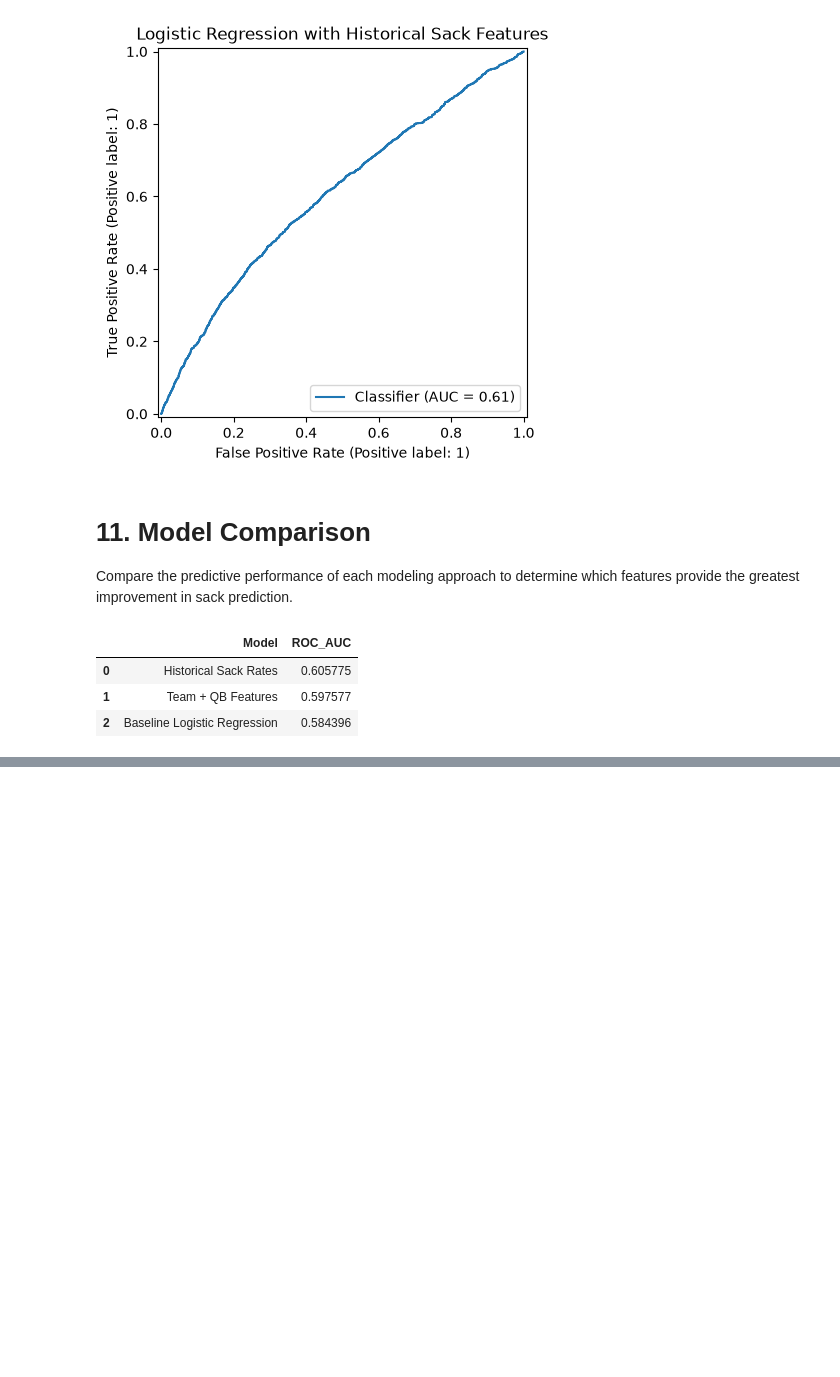
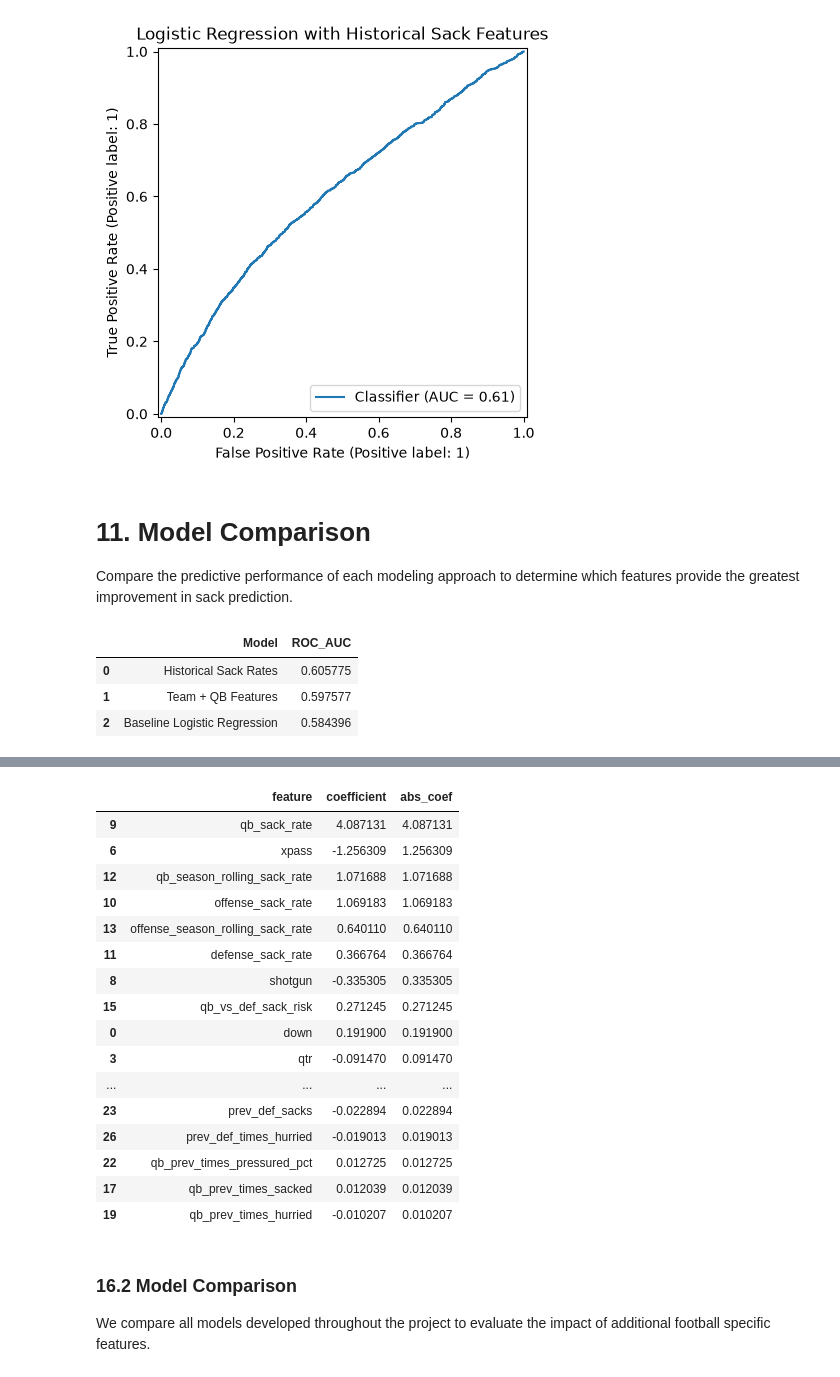
Before and after one commit to ethanfr10/NFL-Sack-Prediction, a Jupyter notebook: notebooks/01_data_exploration.ipynb, the cells around one changed output, grey strips where cells are left out. Cells and saved outputs as stored; diff of their text form; code cells hidden in the pictures; blank space fills up the shorter version.

```diff
--- a/notebooks/01_data_exploration.ipynb
+++ b/notebooks/01_data_exploration.ipynb
@@ -573,0 +1304,36 @@ results
+# %%
+coef_df = pd.DataFrame({
+    "feature": features_v5,
+    "coefficient": model_v5.coef_[0]
+})
+
+coef_df["abs_coef"] = coef_df["coefficient"].abs()
+
+coef_df = coef_df.sort_values(
+    "abs_coef",
+    ascending=False
+)
+
+coef_df.head(20)
+# %% [output]
+|  | feature | coefficient | abs_coef |
+| 9 | qb_sack_rate | 4.087131 | 4.087131 |
+| 6 | xpass | -1.256309 | 1.256309 |
+| 12 | qb_season_rolling_sack_rate | 1.071688 | 1.071688 |
+| 10 | offense_sack_rate | 1.069183 | 1.069183 |
+| 13 | offense_season_rolling_sack_rate | 0.640110 | 0.640110 |
+| 11 | defense_sack_rate | 0.366764 | 0.366764 |
+| 8 | shotgun | -0.335305 | 0.335305 |
+| 15 | qb_vs_def_sack_risk | 0.271245 | 0.271245 |
+| 0 | down | 0.191900 | 0.191900 |
+| 3 | qtr | -0.091470 | 0.091470 |
+| ... | ... | ... | ... |
+| 23 | prev_def_sacks | -0.022894 | 0.022894 |
+| 26 | prev_def_times_hurried | -0.019013 | 0.019013 |
+| 22 | qb_prev_times_pressured_pct | 0.012725 | 0.012725 |
+| 17 | qb_prev_times_sacked | 0.012039 | 0.012039 |
+| 19 | qb_prev_times_hurried | -0.010207 | 0.010207 |
+# %% [markdown]
+### 16.2 Model Comparison
+
+We compare all models developed throughout the project to evaluate the impact of additional football specific features.
```
Also changed, not shown: parts of 39 cells of this notebook, 3 other files.
